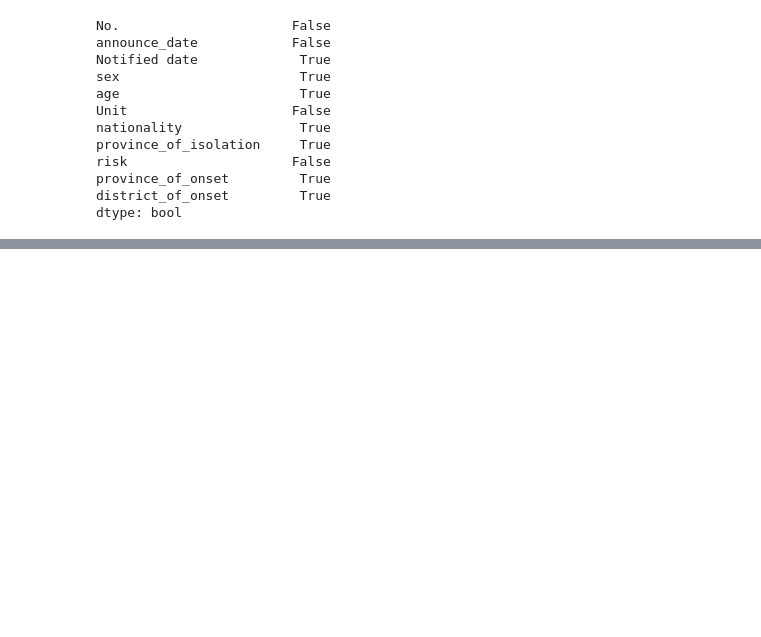
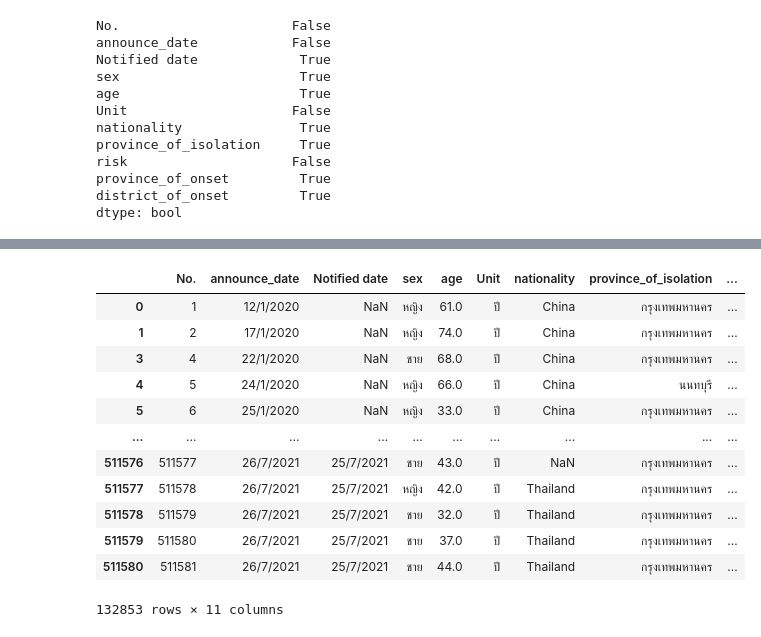
Before and after one commit to jittakorn-ch/DWDM21, a Jupyter notebook: Data_Preprocessing_(Chapter3).ipynb, the cells around one changed output, grey strips where cells are left out. Saved outputs shown, nothing was run; the diff lists cells and outputs as text; code cells hidden in the pictures; blank space fills up the shorter version.

```diff
--- a/Data_Preprocessing_(Chapter3).ipynb
+++ b/Data_Preprocessing_(Chapter3).ipynb
@@ -301,0 +536,4 @@ dtype: bool
+# %%
+# 3. records ที่ เป็นผู้หญิงที่พบเชื้อที่ กทม
+pro_bkk = data_cases2['province_of_onset'] == 'กรุงเทพมหานคร'
+pro_bkk
@@ -301,0 +553,16 @@ dtype: bool
+# %%
+data_cases2[pro_bkk]
+# %% [output]
+|  | No. | announce_date | Notified date | sex | age | Unit | nationality | province_of_isolation | ... |
+| 0 | 1 | 12/1/2020 | NaN | หญิง | 61.0 | ปี | China | กรุงเทพมหานคร | ... |
+| 1 | 2 | 17/1/2020 | NaN | หญิง | 74.0 | ปี | China | กรุงเทพมหานคร | ... |
+| 3 | 4 | 22/1/2020 | NaN | ชาย | 68.0 | ปี | China | กรุงเทพมหานคร | ... |
+| 4 | 5 | 24/1/2020 | NaN | หญิง | 66.0 | ปี | China | นนทบุรี | ... |
+| 5 | 6 | 25/1/2020 | NaN | หญิง | 33.0 | ปี | China | กรุงเทพมหานคร | ... |
+| ... | ... | ... | ... | ... | ... | ... | ... | ... | ... |
+| 511576 | 511577 | 26/7/2021 | 25/7/2021 | ชาย | 43.0 | ปี | NaN | กรุงเทพมหานคร | ... |
+| 511577 | 511578 | 26/7/2021 | 25/7/2021 | หญิง | 42.0 | ปี | Thailand | กรุงเทพมหานคร | ... |
+| 511578 | 511579 | 26/7/2021 | 25/7/2021 | ชาย | 32.0 | ปี | Thailand | กรุงเทพมหานคร | ... |
+| 511579 | 511580 | 26/7/2021 | 25/7/2021 | ชาย | 37.0 | ปี | Thailand | กรุงเทพมหานคร | ... |
+| 511580 | 511581 | 26/7/2021 | 25/7/2021 | ชาย | 44.0 | ปี | Thailand | กรุงเทพมหานคร | ... |
+132853 rows × 11 columns
```
Also changed, not shown: parts of 35 cells of this notebook.
